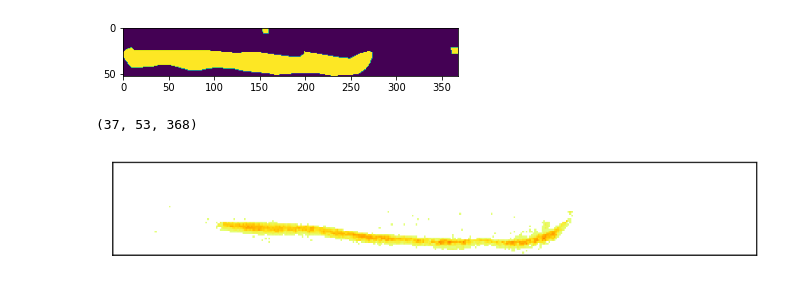
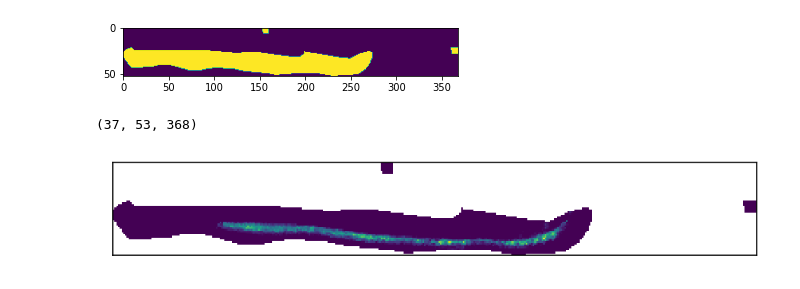
Before and after one commit to maxime915/msi_zarr_analysis, a Jupyter notebook: notebooks/make_tiff_msi.ipynb, the cells around one changed output. Drawn from its saved outputs; the diff is of its cells as text; code cells hidden in the pictures.

```diff
--- a/notebooks/make_tiff_msi.ipynb
+++ b/notebooks/make_tiff_msi.ipynb
@@ -76,9 +84,12 @@ group_binned = open_group_ro(config.zarr_template_path)
 # %%
 z_len = group_binned["/labels/lengths/0"]
+
 presence_mask = z_len[0, 0] > 0
+selection_tpl = autocrop(presence_mask)
 
-selection_tpl = autocrop(presence_mask)
-plt.imshow(presence_mask[selection_tpl])
+presence_mask = presence_mask[selection_tpl]
+
+plt.imshow(presence_mask)
 # %% [output]
 <matplotlib.image.AxesImage at 0x...>
 [figure]
@@ -88,13 +100,14 @@ lipids_planes.shape # C H W
 # %% [output]
 (37, 53, 368)
+# %%
+cmap = "Wistia" if False else "viridis"
 # %%
-# colorization using below colormap
 fig, ax = plt.subplots(dpi=150)
 img = lipids_planes[14]
-ax.imshow(np.where(img == 0, np.nan, img), interpolation="nearest", cmap="Wistia")
+ax.imshow(np.where(presence_mask, img, np.nan), interpolation="nearest", cmap=cmap)
 ax.get_xaxis().set_visible(False)
 ax.get_yaxis().set_visible(False)
 
 fig.tight_layout()
 # %% [output]
-[figure, old version]
+[figure, new version]
```
Also changed, not shown: parts of 32 cells of this notebook, 38 other files.
